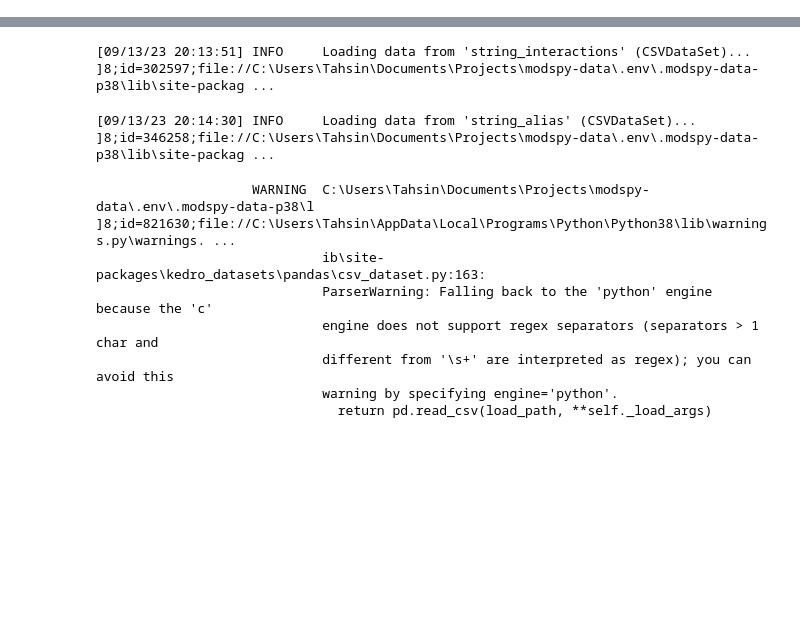
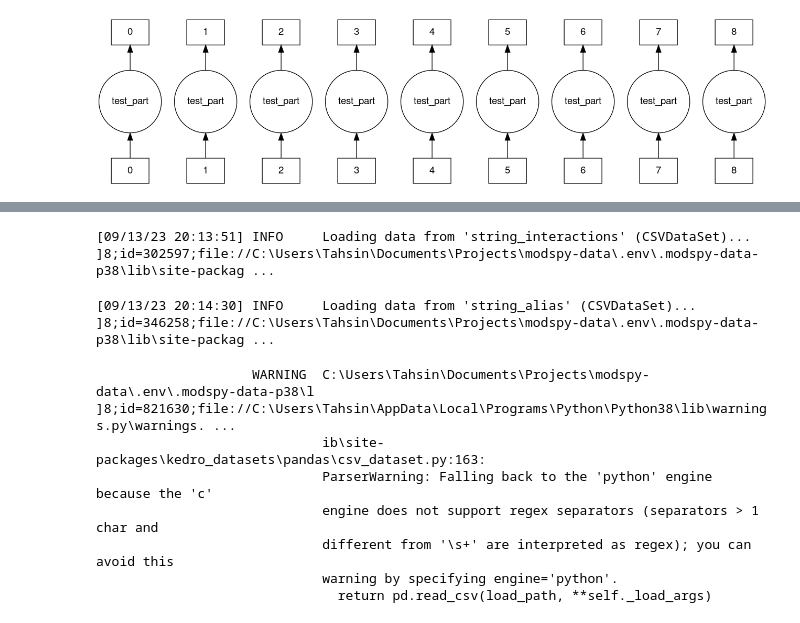
Before and after one commit to MTG-Lab/modspy-data, a Jupyter notebook: notebooks/4_add_stringdb.ipynb, the cells around one changed output, grey strips where cells are left out. Cells and saved outputs as stored; diff of their text form; code cells hidden in the pictures; blank space fills up the shorter version.

```diff
--- a/notebooks/4_add_stringdb.ipynb
+++ b/notebooks/4_add_stringdb.ipynb
@@ -217,0 +489,4 @@ def add_stringdb_partition(df_partition, col_names=('target_gene_symbol', 'modif
+# %%
+jvl_p_ddf.visualize()
+# %% [output]
+[figure, added]
```
Also changed, not shown: parts of 52 cells of this notebook.
